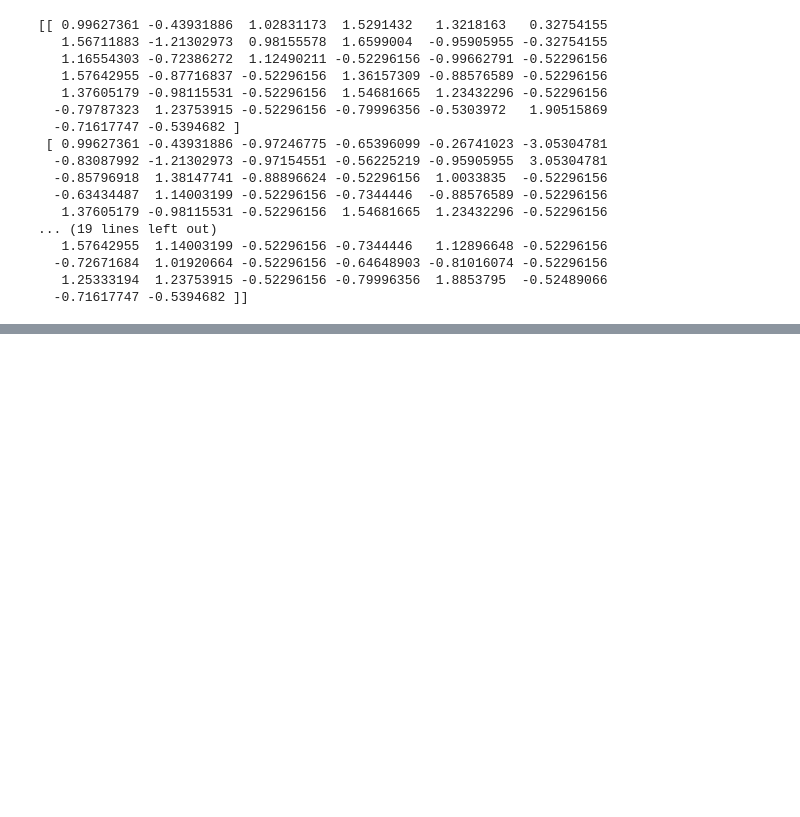
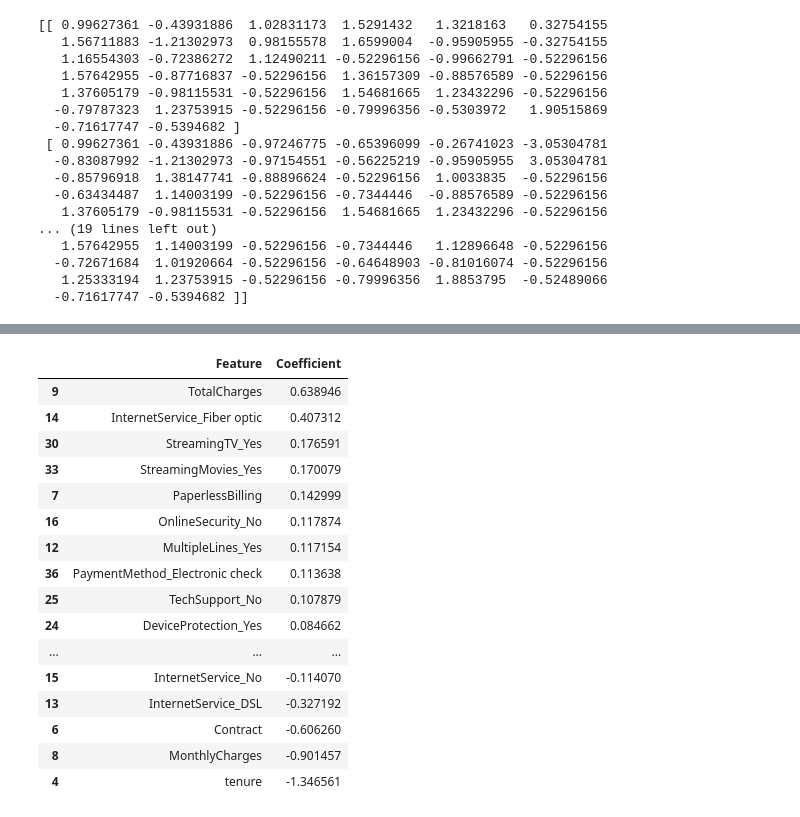
Before and after one commit to atharva081106/Customer-Churn-Prediction-System, a Jupyter notebook: 1.ipynb, the cells around one changed output, grey strips where cells are left out. Drawn from its saved outputs; the diff is of its cells as text; code cells hidden in the pictures; blank space fills up the shorter version.

Commit message:
logistic regression

```diff
--- a/1.ipynb
+++ b/1.ipynb
@@ -766,3 +766,7 @@ print(X_train_scaled[:5])
   -0.72671684  1.01920664 -0.52296156 -0.64648903 -0.81016074 -0.52296156
    1.25333194  1.23753915 -0.52296156 -0.79996356  1.8853795  -0.52489066
   -0.71617747 -0.5394682 ]]
+# %%
+from sklearn.linear_model import LogisticRegression
+lr_model = LogisticRegression(random_state=42)
+lr_model.fit(X_train_scaled, y_train)
@@ -768,0 +785,30 @@ print(X_train_scaled[:5])
+# %%
+feature_importance = pd.DataFrame({
+    "Feature": X_train.columns,
+    "Coefficient": lr_model.coef_[0]
+})
+
+feature_importance = feature_importance.sort_values(
+    by="Coefficient",
+    ascending=False
+)
+
+feature_importance
+# %% [output]
+|  | Feature | Coefficient |
+| 9 | TotalCharges | 0.638946 |
+| 14 | InternetService_Fiber optic | 0.407312 |
+| 30 | StreamingTV_Yes | 0.176591 |
+| 33 | StreamingMovies_Yes | 0.170079 |
+| 7 | PaperlessBilling | 0.142999 |
+| 16 | OnlineSecurity_No | 0.117874 |
+| 12 | MultipleLines_Yes | 0.117154 |
+| 36 | PaymentMethod_Electronic check | 0.113638 |
+| 25 | TechSupport_No | 0.107879 |
+| 24 | DeviceProtection_Yes | 0.084662 |
+| ... | ... | ... |
+| 15 | InternetService_No | -0.114070 |
+| 13 | InternetService_DSL | -0.327192 |
+| 6 | Contract | -0.606260 |
+| 8 | MonthlyCharges | -0.901457 |
+| 4 | tenure | -1.346561 |
```
Also changed, not shown: parts of 8 cells of this notebook.
